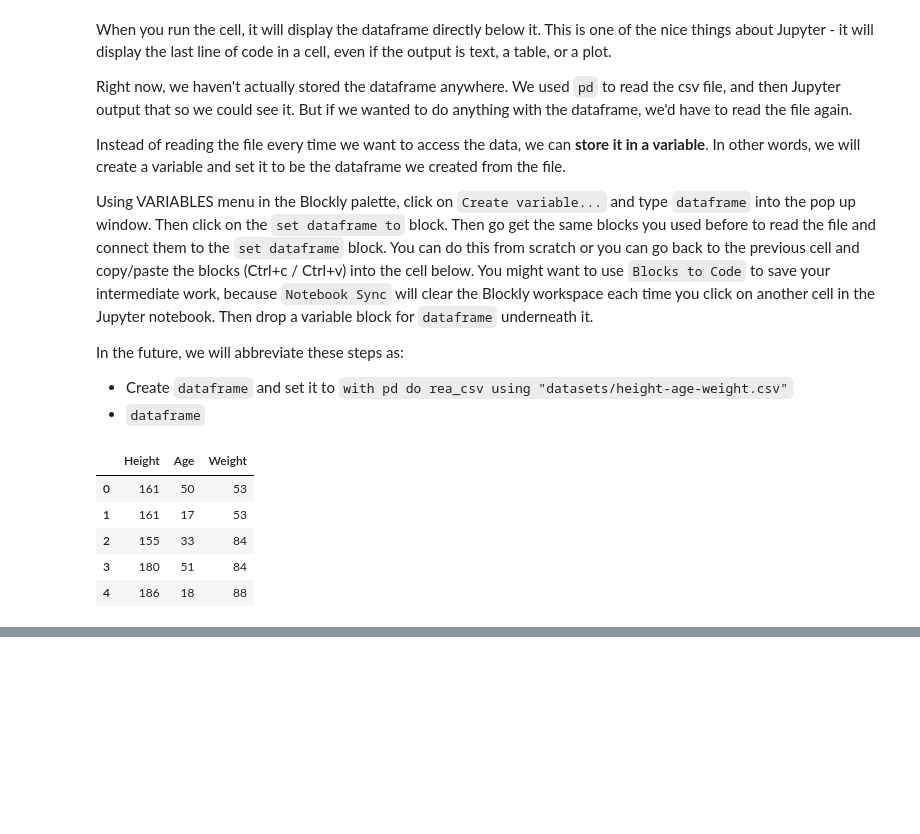
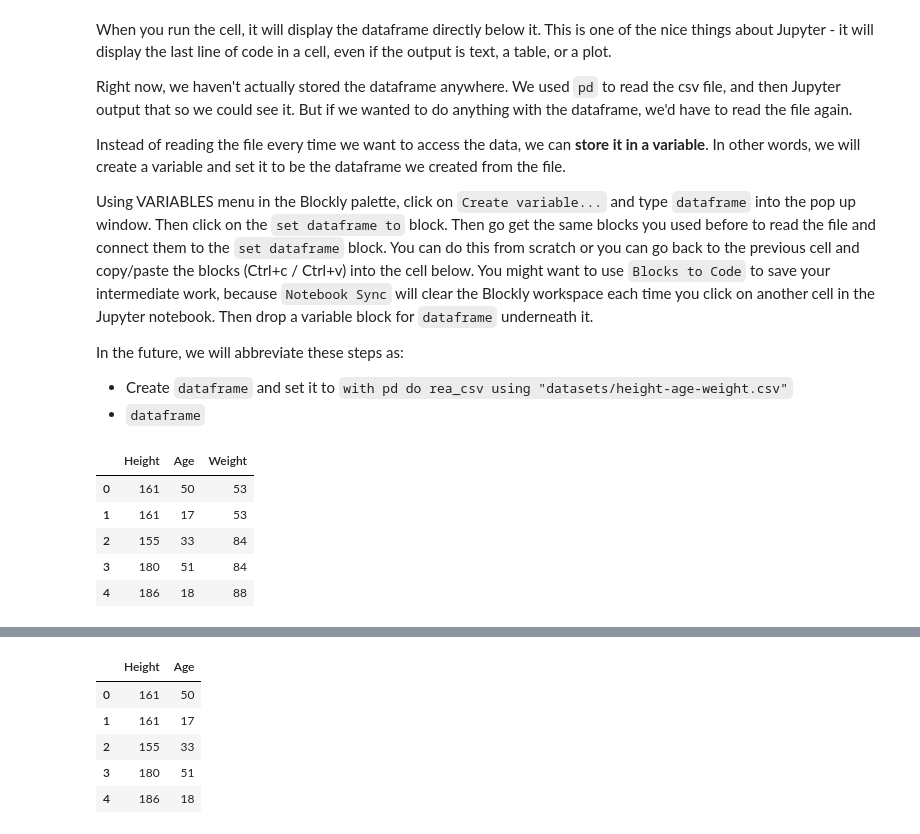
Before and after one commit to memphis-iis/datawhys-content-notebooks-python, a Jupyter notebook: Data-science-and-the-nature-of-data.ipynb, the cells around one changed output, grey strips where cells are left out. Drawn from its saved outputs; the diff is of its cells as text; code cells hidden in the pictures; blank space fills up the shorter version.

```diff
--- a/Data-science-and-the-nature-of-data.ipynb
+++ b/Data-science-and-the-nature-of-data.ipynb
@@ -515,0 +578,11 @@ Name: Height, dtype: int64
+# %%
+dataframe[['Height', 'Age']]
+
+#<xml xmlns="https://developers.google.com/blockly/xml"><variables><variable id="t[n^Fcp7,s93E17ZZ9J6">dataframe</variable></variables><block type="indexer" id="oVNd/g7vyxV[^cAbT$JX" x="8" y="300"><field name="VAR" id="t[n^Fcp7,s93E17ZZ9J6">dataframe</field><value name="INDEX"><block type="lists_create_with" id="^oGt7#=i@OMTRwaf:kdd"><mutation items="2"></mutation><value name="ADD0"><block type="text" id="=k__Y{.gxL5z.AJpll.A"><field name="TEXT">Height</field></block></value><value name="ADD1"><block type="text" id="uQyKHkAg(%zJh!AAX=[#"><field name="TEXT">Age</field></block></value></block></value></block></xml>
+# %% [output]
+|  | Height | Age |
+| 0 | 161 | 50 |
+| 1 | 161 | 17 |
+| 2 | 155 | 33 |
+| 3 | 180 | 51 |
+| 4 | 186 | 18 |
```
Also changed, not shown: parts of 20 cells of this notebook.
